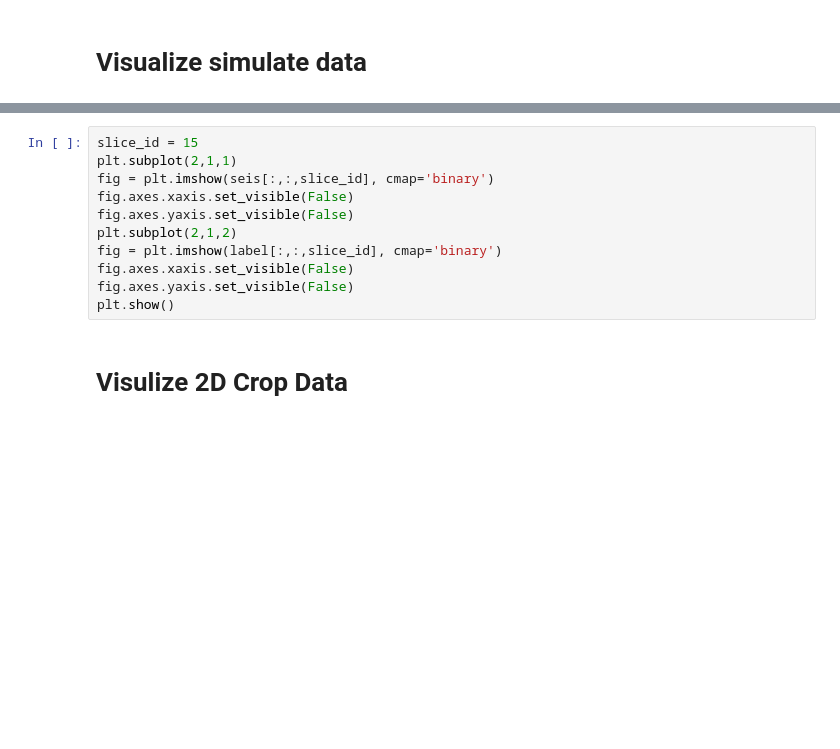
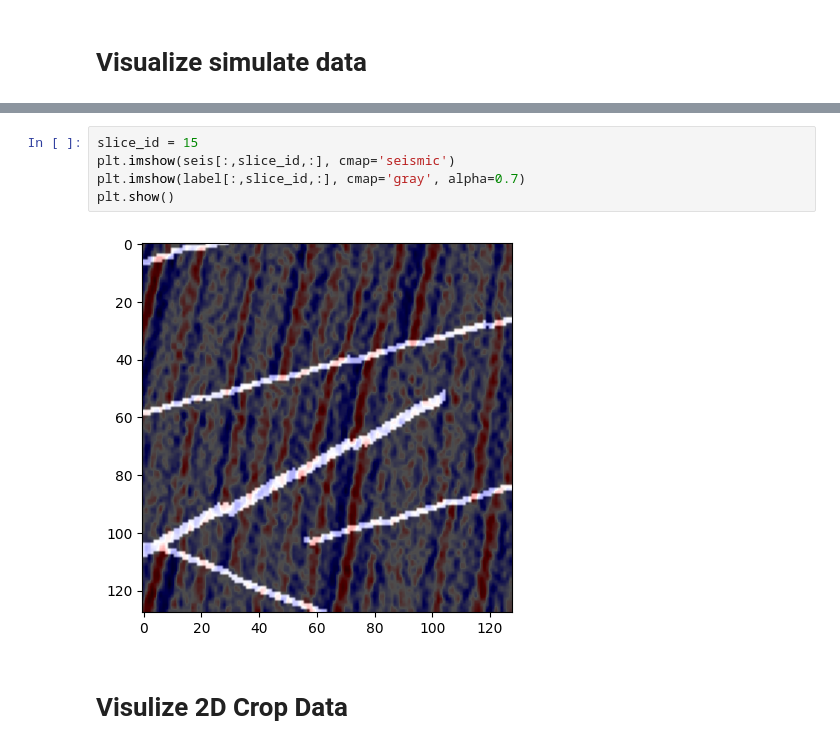
Before and after one commit to Kinlyran/Fault_Recong_zzr, a Jupyter notebook: data_explore.ipynb, the cells around one changed output, grey strips where cells are left out. Saved outputs shown, nothing was run; the diff lists cells and outputs as text; blank space fills up the shorter version.

```diff
--- a/data_explore.ipynb
+++ b/data_explore.ipynb
@@ -70,17 +70,13 @@ label = np.fromfile(os.path.join(root_dir, split, 'fault', name), dtype=np.singl
 # reshape into 128 * 128 * 128
 seis = seis.reshape((128, 128, 128))
 label = label.reshape((128, 128, 128))
-# %%
-slice_id = 15
-plt.subplot(2,1,1)
-fig = plt.imshow(seis[:,:,slice_id], cmap='binary')
-fig.axes.xaxis.set_visible(False)
-fig.axes.yaxis.set_visible(False)
-plt.subplot(2,1,2)
-fig = plt.imshow(label[:,:,slice_id], cmap='binary')
-fig.axes.xaxis.set_visible(False)
-fig.axes.yaxis.set_visible(False)
-plt.show()
+# %%
+slice_id = 15
+plt.imshow(seis[:,slice_id,:], cmap='seismic')
+plt.imshow(label[:,slice_id,:], cmap='gray', alpha=0.7)
+plt.show()
+# %% [output]
+[figure, added]
 # %% [markdown]
 # Visulize 2D Crop Data
 # %%
```
Also changed, not shown: parts of 5 cells of this notebook, 2 other files.
